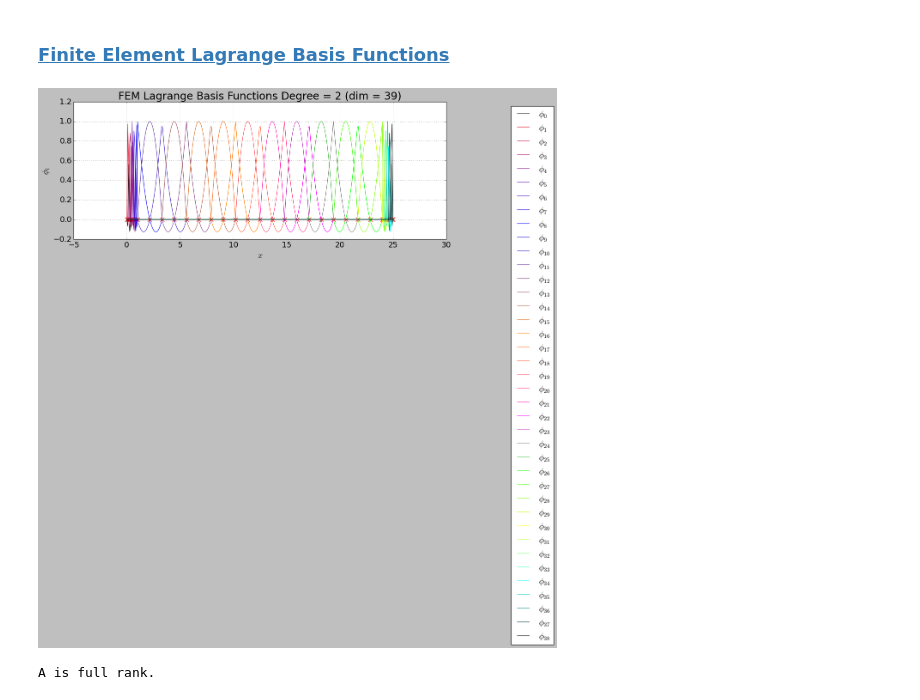
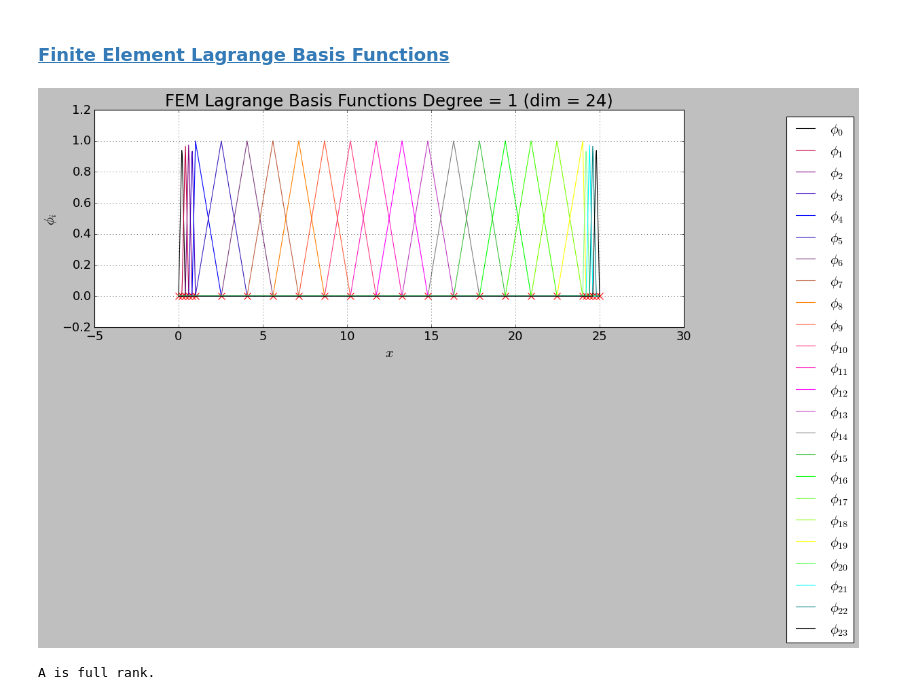
Before and after one commit to dpploy/engy-5330, a Jupyter notebook: notebooks/05a-rayleigh-ritz-fem-verification.ipynb, the cells around one changed output. Cells and saved outputs as stored; diff of their text form; code cells hidden in the pictures.

```diff
--- a/notebooks/05a-rayleigh-ritz-fem-verification.ipynb
+++ b/notebooks/05a-rayleigh-ritz-fem-verification.ipynb
@@ -356,17 +356,17 @@ plt.show()
 # %%
 '''Build the basis functions'''
 
-degree = 2
+degree = 1
 
 try:
     from engy_5310.toolkit import FEMBasis
 except ModuleNotFoundError:
     assert False, 'You need to provide your own code here. Bailing out.'
 
-femlb = FEMBasis(degree=degree, n_elem=[5,10,5], x_partition=[x_a, x_a+1, x_b-1, x_b], bc_x_min='dirichlet', bc_x_max='dirichlet')
-femlb.plot(n_plot_pts=300)
+femlb = FEMBasis(degree=degree, n_elem=[5,15,5], x_partition=[x_a, x_a+1, x_b-1, x_b], bc_x_min='dirichlet', bc_x_max='dirichlet')
+femlb.plot(n_plot_pts=800)
 # %% [output]
-[figure, old version]
+[figure, new version]
 # %%
 '''Build the matrix of coefficients of the linear system'''
 
```
Also changed, not shown: parts of 3 cells of this notebook.
